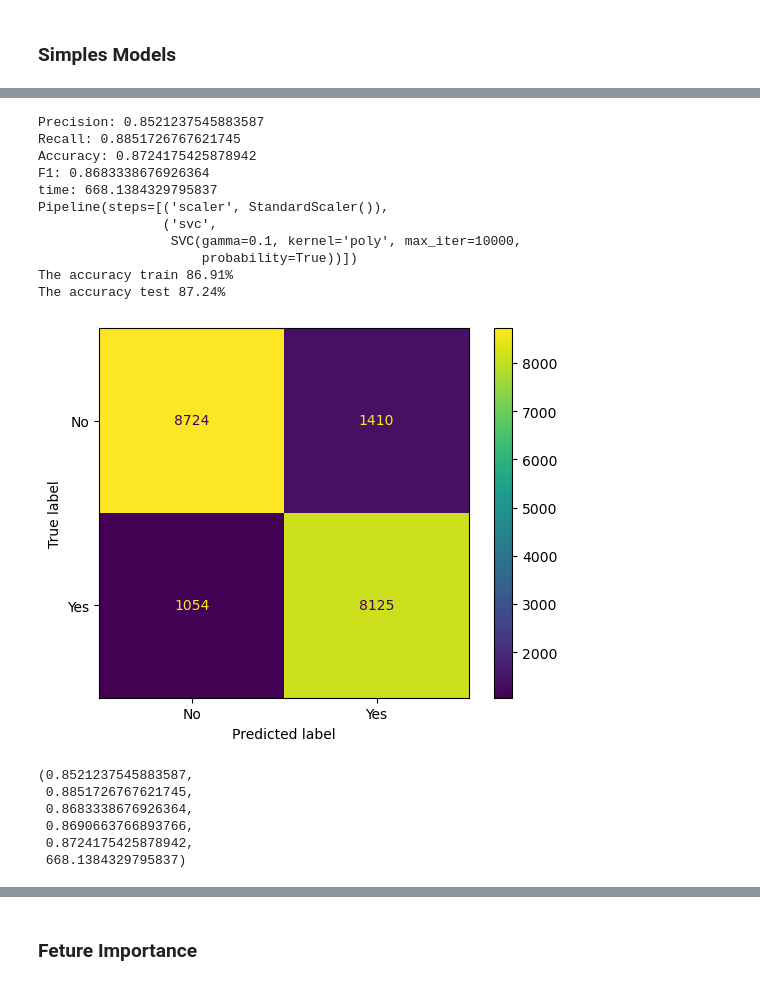
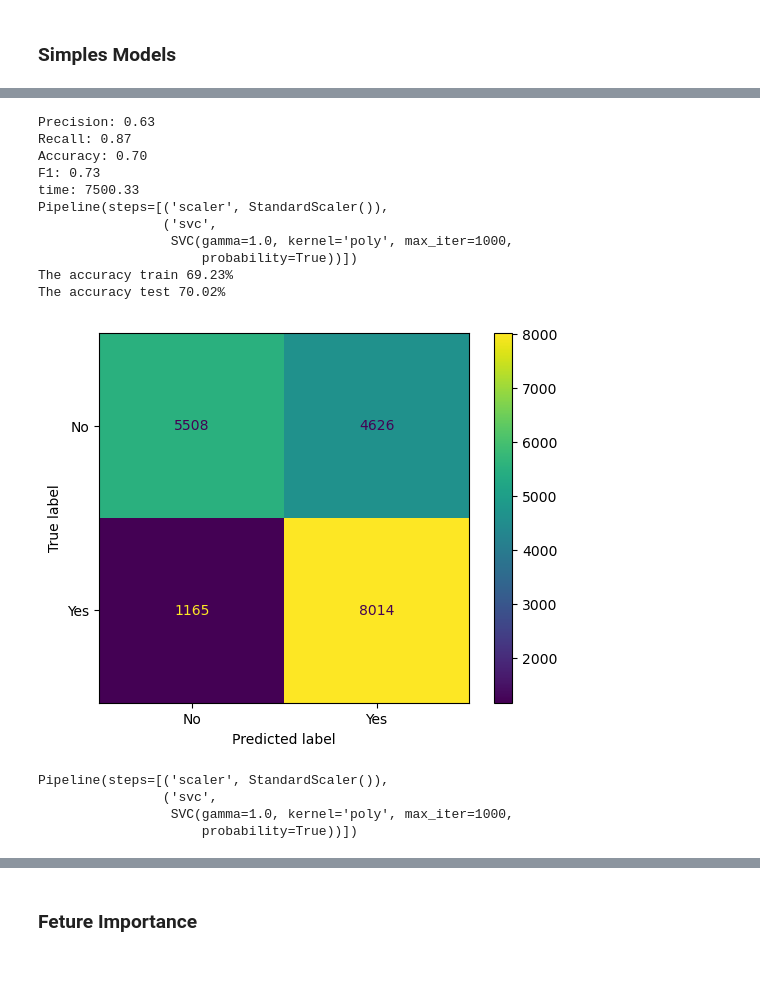
Before and after one commit to ronalcamilo/capstone, a Jupyter notebook: capstone.ipynb, the cells around one changed output, grey strips where cells are left out. Drawn from its saved outputs; the diff is of its cells as text; code cells hidden in the pictures.

Commit message:
adjust values and chats, rounds numbers

```diff
--- a/capstone.ipynb
+++ b/capstone.ipynb
@@ -394,11 +407,11 @@ def process_model_grid(key, model_func, X_train, y_train, X_test, y_test):
     train_acc = model.best_estimator_.score(X_train, y_train)
     test_acc =  model.best_estimator_.score(X_test, y_test)
 
-    print(f'Precision: {ps}')
-    print(f'Recall: {rc}')
-    print(f'Accuracy: {test_acc}')
-    print(f'F1: {f1}')
-    print(f'time: {train_time}')
+    print("Precision: {:.2f}".format(ps))
+    print("Recall: {:.2f}".format(rc))
+    print("Accuracy: {:.2f}".format(test_acc))
+    print("F1: {:.2f}".format(f1))
+    print("time: {:.2f}".format(train_time))
     print(model_func.best_estimator_)
 
     print("The accuracy train {:.2%}".format(train_acc))
@@ -406,12 +419,12 @@ def process_model_grid(key, model_func, X_train, y_train, X_test, y_test):
 
     results_list.append({
         'Model': key,
-        'Train Time': train_time,
-        'Train Accuracy': train_acc,
-        'Test Accuracy': test_acc,
-        'Recall': rc,
-        'F1': f1,
-        'Precision': ps
+        'Train Time': round(train_time,2),
+        'Train Accuracy':  round(train_acc,2),
+        'Test Accuracy':  round(test_acc,2),
+        'Recall':  round(rc,2),
+        'F1':  round(f1,2),
+        'Precision':  round(ps,2)
     })
 
     confusion_mat = confusion_matrix(y_test, y_test_pred, labels=[0, 1])
@@ -515,32 +518,30 @@ The accuracy test 99.84%
 # %%
 param_grid_svc = {'svc__kernel': ['poly', 'linear'],
          'svc__gamma': [0.1, 1.0]}
 
 pipe_SVC = Pipeline([
     ('scaler', StandardScaler()),
-    ('svc', SVC(probability =True, max_iter=10000))
+    ('svc', SVC(probability =True, max_iter=1000))
 ])
 
 process_model_grid('SVM Grid', GridSearchCV(estimator=pipe_SVC, param_grid=param_grid_svc, cv=5), X_train, y_train, X_test, y_test)
 # %% [output]
-Precision: 0.8521237545883587
-Recall: 0.8851726767621745
-Accuracy: 0.8724175425878942
-F1: 0.8683338676926364
-time: 668.1384329795837
+Precision: 0.63
+Recall: 0.87
+Accuracy: 0.70
+F1: 0.73
+time: 7500.33
 Pipeline(steps=[('scaler', StandardScaler()),
                 ('svc',
-                 SVC(gamma=0.1, kernel='poly', max_iter=10000,
+                 SVC(gamma=1.0, kernel='poly', max_iter=1000,
                      probability=True))])
-The accuracy train 86.91%
-The accuracy test 87.24%
+The accuracy train 69.23%
+The accuracy test 70.02%
-[figure, old version]
+[figure, new version]
-(0.8521237545883587,
- 0.8851726767621745,
- 0.8683338676926364,
- 0.8690663766893766,
- 0.8724175425878942,
- 668.1384329795837)
+Pipeline(steps=[('scaler', StandardScaler()),
+                ('svc',
+                 SVC(gamma=1.0, kernel='poly', max_iter=1000,
+                     probability=True))])
 # %%
 results_df = pd.DataFrame(results_list).set_index('Model')
 results_df
```
Also changed, not shown: parts of 25 cells of this notebook, 18 other files.
